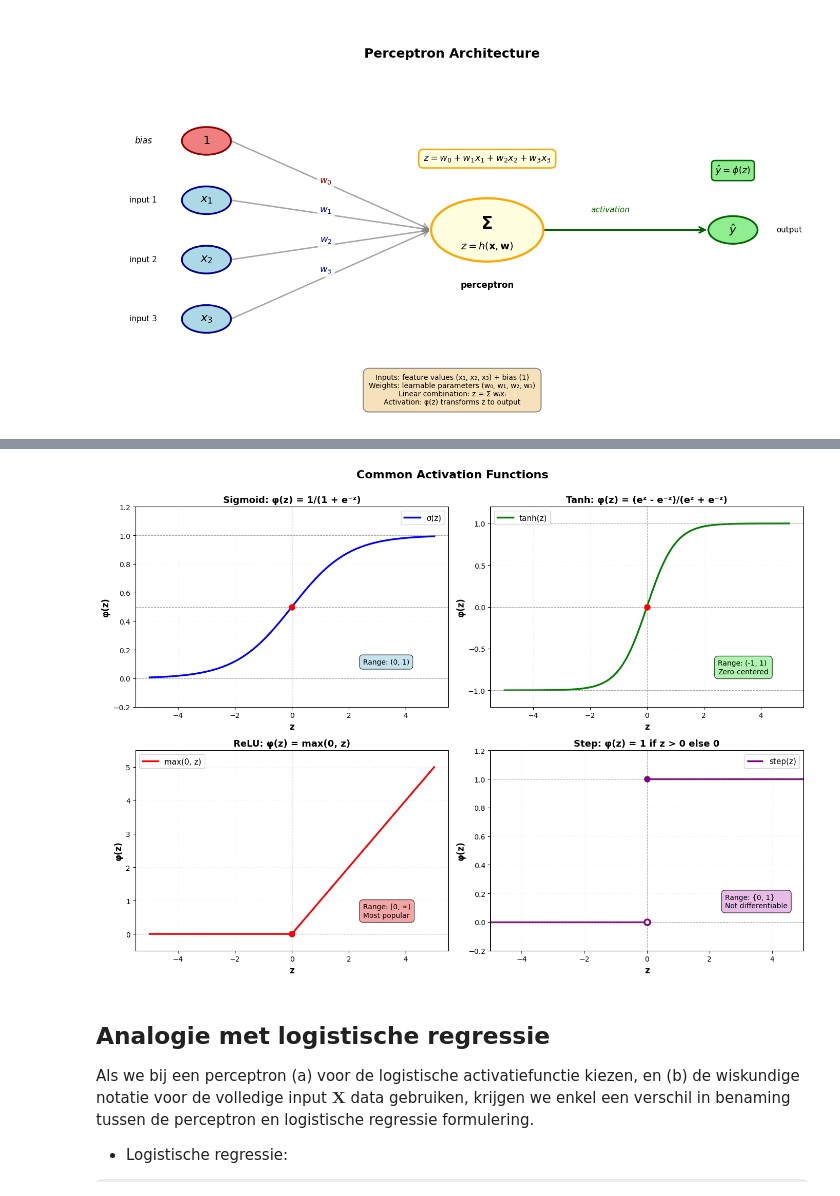
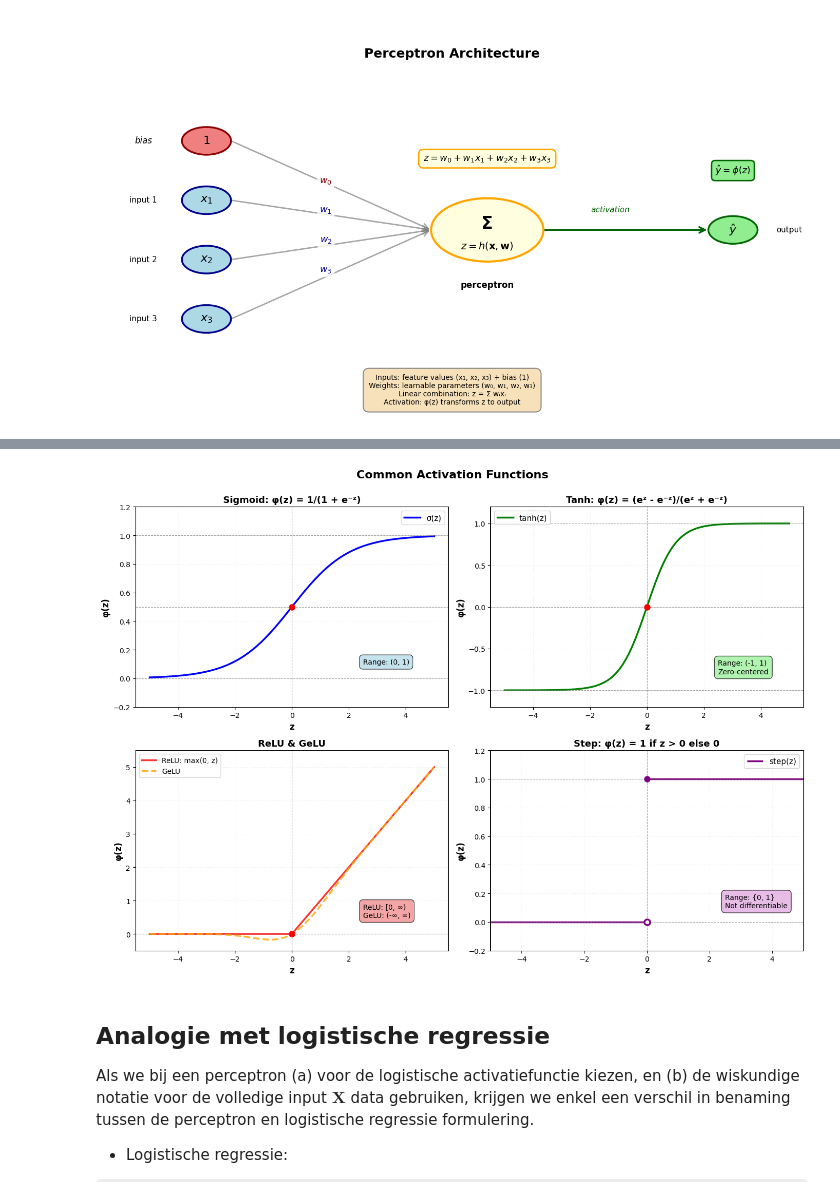
Before and after one commit to ap-mdi-it/ml-courses, a Jupyter notebook: book/math_foundations/nn/perceptron.ipynb, the cells around one changed output, grey strips where cells are left out. Cells and saved outputs as stored; diff of their text form; code cells hidden in the pictures; some formulas as TeX source.

```diff
--- a/book/math_foundations/nn/perceptron.ipynb
+++ b/book/math_foundations/nn/perceptron.ipynb
@@ -355,23 +364,26 @@ ax.text(
     bbox={"boxstyle": "round,pad=0.5", "facecolor": "lightgreen", "alpha": 0.7},
 )
 
-# 3. ReLU
+# 3. ReLU and GeLU
 ax = axes[2]
 y_relu = np.maximum(0, x)
-ax.plot(x, y_relu, "r-", linewidth=2.5, label="max(0, z)")
+# GeLU approximation: 0.5 * x * (1 + tanh(sqrt(2/pi) * (x + 0.044715 * x^3)))
+y_gelu = 0.5 * x * (1 + np.tanh(np.sqrt(2 / np.pi) * (x + 0.044715 * x**3)))
+ax.plot(x, y_relu, "r-", linewidth=2.5, label="ReLU: max(0, z)", alpha=0.8)
+ax.plot(x, y_gelu, "orange", linewidth=2.5, linestyle="--", label="GeLU", alpha=0.8)
 ax.axhline(y=0, color="gray", linestyle="--", linewidth=0.8, alpha=0.7)
 ax.axvline(x=0, color="gray", linestyle="--", linewidth=0.8, alpha=0.7)
 ax.plot(0, 0, "ro", markersize=8, zorder=5)
 ax.set_xlabel("z", fontsize=12, fontweight="bold")
 ax.set_ylabel("φ(z)", fontsize=12, fontweight="bold")
-ax.set_title("ReLU: φ(z) = max(0, z)", fontsize=13, fontweight="bold")
+ax.set_title("ReLU & GeLU", fontsize=13, fontweight="bold")
 ax.set_ylim(-0.5, 5.5)
 ax.grid(True, alpha=0.3, linestyle=":", linewidth=0.5)
-ax.legend(fontsize=11)
+ax.legend(fontsize=10, loc="upper left")
 ax.text(
     2.5,
     0.5,
-    "Range: [0, ∞)\nMost popular",
+    "ReLU: [0, ∞)\nGeLU: (-∞, ∞)",
     fontsize=10,
     bbox={"boxstyle": "round,pad=0.5", "facecolor": "lightcoral", "alpha": 0.7},
 )
@@ -382,34 +394,34 @@ x_step = np.linspace(-5, 5, 2)
 y_step_neg = np.zeros_like(x_step[x_step < 0])
 y_step_pos = np.ones_like(x_step[x_step >= 0])
 ax.hlines(0, -5, 0, colors="purple", linewidth=2.5, label="step(z)")
 ax.hlines(1, 0, 5, colors="purple", linewidth=2.5)
 ax.plot(
     0, 0, "o", color="purple", markersize=8, markerfacecolor="white", markeredgewidth=2.5, zorder=5
 )
 ax.plot(0, 1, "o", color="purple", markersize=8, zorder=5)
 ax.axhline(y=0, color="gray", linestyle="--", linewidth=0.8, alpha=0.7)
 ax.axhline(y=1, color="gray", linestyle="--", linewidth=0.8, alpha=0.7)
 ax.axvline(x=0, color="gray", linestyle="--", linewidth=0.8, alpha=0.7)
 ax.set_xlabel("z", fontsize=12, fontweight="bold")
 ax.set_ylabel("φ(z)", fontsize=12, fontweight="bold")
 ax.set_title("Step: φ(z) = 1 if z > 0 else 0", fontsize=13, fontweight="bold")
 ax.set_ylim(-0.2, 1.2)
 ax.set_xlim(-5, 5)
 ax.grid(True, alpha=0.3, linestyle=":", linewidth=0.5)
 ax.legend(fontsize=11)
 ax.text(
     2.5,
     0.1,
     "Range: {0, 1}\nNot differentiable",
     fontsize=10,
     bbox={"boxstyle": "round,pad=0.5", "facecolor": "plum", "alpha": 0.7},
 )
 
 plt.suptitle("Common Activation Functions", fontsize=16, fontweight="bold", y=1.00)
 plt.tight_layout()
 plt.show()
 # %% [output]
-[figure, old version]
+[figure, new version]
 # %% [markdown]
 ## Analogie met logistische regressie
 
```
Also changed, not shown: parts of 2 cells of this notebook, 2 other files.
